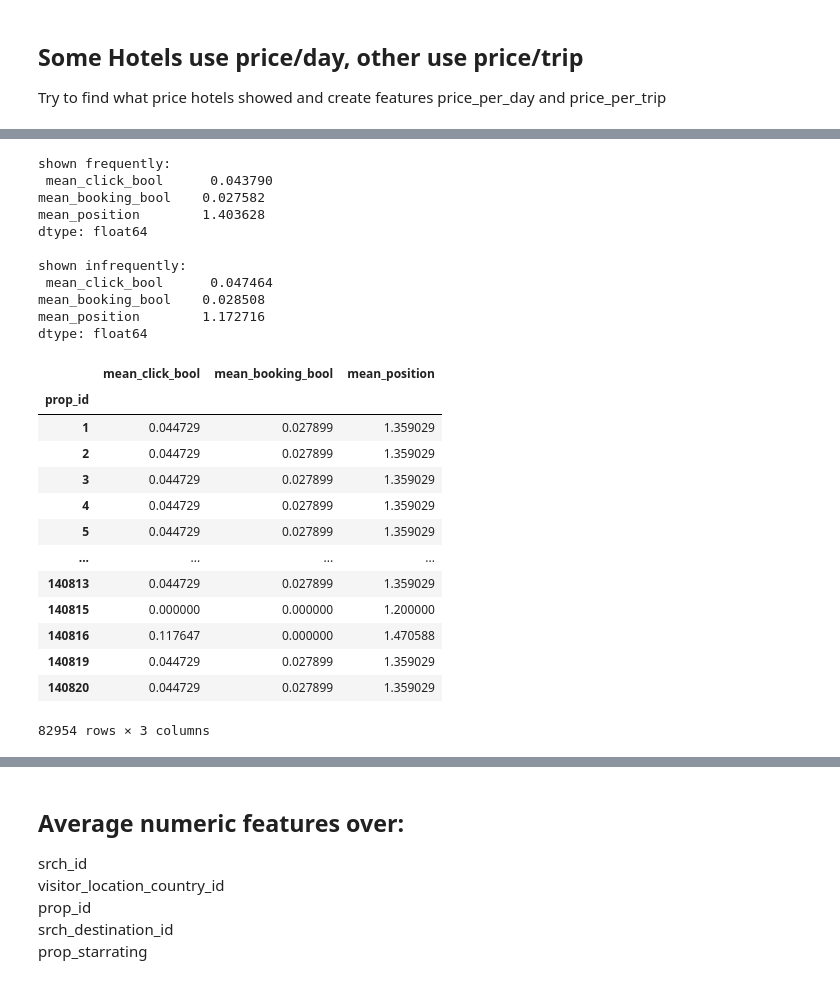
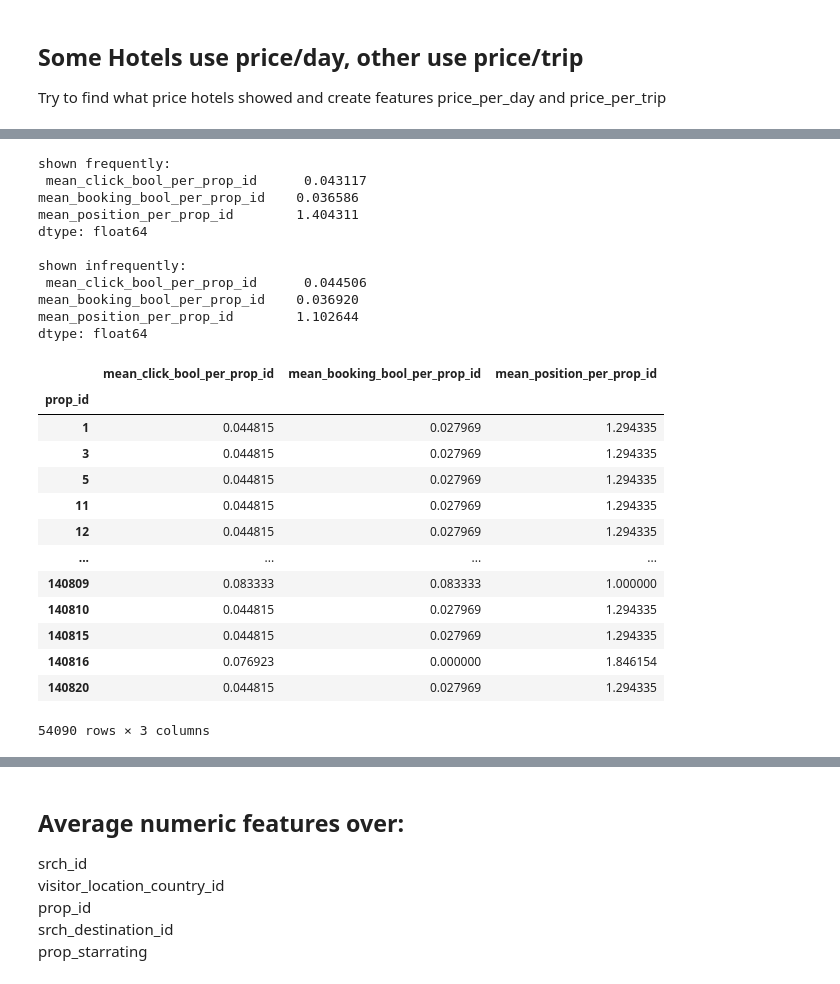
Before and after one commit to OlegBEZb/Personalize-Expedia-Hotel-Searches, a Jupyter notebook: FeatureEngineering.ipynb, the cells around one changed output, grey strips where cells are left out. Saved outputs shown, nothing was run; the diff lists cells and outputs as text; code cells hidden in the pictures.

Commit message:
filter outlieing prices

```diff
--- a/FeatureEngineering.ipynb
+++ b/FeatureEngineering.ipynb
@@ -133,0 +275,7 @@ df.drop(['gross_price_diff', 'adj_price_diff', 'price_per_day_given'], axis=1, i
+# %%
+avg_price = df.groupby('srch_destination_id')['price_per_day'].mean()
+avg_price = pd.DataFrame(avg_price)
+avg_price = avg_price.sort_values('price_per_day').reset_index().reset_index().set_index('srch_destination_id').sort_index()
+avg_price = avg_price.drop('price_per_day', axis=1).rename(columns={'index': 'ordinal_srch_destination_id'})
+
+avg_price.head()
@@ -133,0 +290,2 @@ df.drop(['gross_price_diff', 'adj_price_diff', 'price_per_day_given'], axis=1, i
+# %%
+df = pd.merge(df, avg_price['ordinal_srch_destination_id'], right_index=True, left_on = 'srch_destination_id', how='left')
@@ -138,6 +319,6 @@ mean position of hotel
 # %%
-# count the occurences of hotels, no of searches the hotel occured in
-prop_id_count = pd.DataFrame(df.groupby('prop_id')['srch_id'].count()).rename(columns={'srch_id': 'occurences'})
+# count the occurences of hotels, no of searches the hotel occured in, except where random ordering was used
+prop_id_count = pd.DataFrame(df[df['random_bool'] == 0].groupby('prop_id')['srch_id'].count()).rename(columns={'srch_id': 'occurences'})
 prop_id_count
 # %% [output]
 |  | occurences |
@@ -157,7 +338,7 @@ prop_id_count
 # %%
-
-min_occurences = 10
+#calculate mean per prop_id, without randomly ordered searches
 prop_id_quality = df.groupby('prop_id')['click_bool', 'booking_bool', 'index_per_srch_id'].mean()
-prop_id_quality.rename(columns={'click_bool': 'mean_click_bool', 'booking_bool': 'mean_booking_bool', 'index_per_srch_id': 'mean_position'}, inplace=True)
+prop_id_quality = df[df['random_bool'] == 0].groupby('prop_id')['click_bool', 'booking_bool', 'index_per_srch_id'].mean()
+prop_id_quality.rename(columns={'click_bool': 'mean_click_bool_per_prop_id', 'booking_bool': 'mean_booking_bool_per_prop_id', 'index_per_srch_id': 'mean_position_per_prop_id'}, inplace=True)
 prop_id_quality
 # %% [output]
@@ -179,40 +360,41 @@ prop_id_quality
 # Hotels shown often do not seem to be of higher quality, the percentage of click and bookings is the same as other
 # mean position does not change either
 
+min_occurences = 10
 print('shown frequently:\n',prop_id_quality[prop_id_count['occurences'] >= min_occurences].mean())
 print('\nshown infrequently:\n',prop_id_quality[prop_id_count['occurences'] < min_occurences].mean())
 # %% [output]
 shown frequently:
- mean_click_bool      0.043790
-mean_booking_bool    0.027582
-mean_position        1.403628
+ mean_click_bool_per_prop_id      0.043117
+mean_booking_bool_per_prop_id    0.036586
+mean_position_per_prop_id        1.404311
 dtype: float64
 
 shown infrequently:
- mean_click_bool      0.047464
-mean_booking_bool    0.028508
-mean_position        1.172716
+ mean_click_bool_per_prop_id      0.044506
+mean_booking_bool_per_prop_id    0.036920
+mean_position_per_prop_id        1.102644
 dtype: float64
 # %%
 # thus use mean of all hotels for infrequent ones
 mean_values = df[['click_bool', 'booking_bool', 'index_per_srch_id']].mean()
 
 prop_id_quality.loc[prop_id_count['occurences'] < min_occurences,
-                    ['mean_click_bool', 'mean_booking_bool', 'mean_position']] = list(mean_values)
+                    ['mean_click_bool_per_prop_id', 'mean_booking_bool_per_prop_id', 'mean_position_per_prop_id']] = list(mean_values)
 prop_id_quality.loc[prop_id_count['occurences'] < min_occurences]
 prop_id_quality
 # %% [output]
-|  | mean_click_bool | mean_booking_bool | mean_position |
+|  | mean_click_bool_per_prop_id | mean_booking_bool_per_prop_id | mean_position_per_prop_id |
 | prop_id |  |  |  |
-| 1 | 0.044729 | 0.027899 | 1.359029 |
-| 2 | 0.044729 | 0.027899 | 1.359029 |
-| 3 | 0.044729 | 0.027899 | 1.359029 |
-| 4 | 0.044729 | 0.027899 | 1.359029 |
-| 5 | 0.044729 | 0.027899 | 1.359029 |
+| 1 | 0.044815 | 0.027969 | 1.294335 |
+| 3 | 0.044815 | 0.027969 | 1.294335 |
+| 5 | 0.044815 | 0.027969 | 1.294335 |
+| 11 | 0.044815 | 0.027969 | 1.294335 |
+| 12 | 0.044815 | 0.027969 | 1.294335 |
 | ... | ... | ... | ... |
-| 140813 | 0.044729 | 0.027899 | 1.359029 |
-| 140815 | 0.000000 | 0.000000 | 1.200000 |
-| 140816 | 0.117647 | 0.000000 | 1.470588 |
-| 140819 | 0.044729 | 0.027899 | 1.359029 |
-| 140820 | 0.044729 | 0.027899 | 1.359029 |
+| 140809 | 0.083333 | 0.083333 | 1.000000 |
+| 140810 | 0.044815 | 0.027969 | 1.294335 |
+| 140815 | 0.044815 | 0.027969 | 1.294335 |
+| 140816 | 0.076923 | 0.000000 | 1.846154 |
+| 140820 | 0.044815 | 0.027969 | 1.294335 |
-82954 rows × 3 columns
+54090 rows × 3 columns
```
Also changed, not shown: parts of 34 cells of this notebook, 1 other file.
